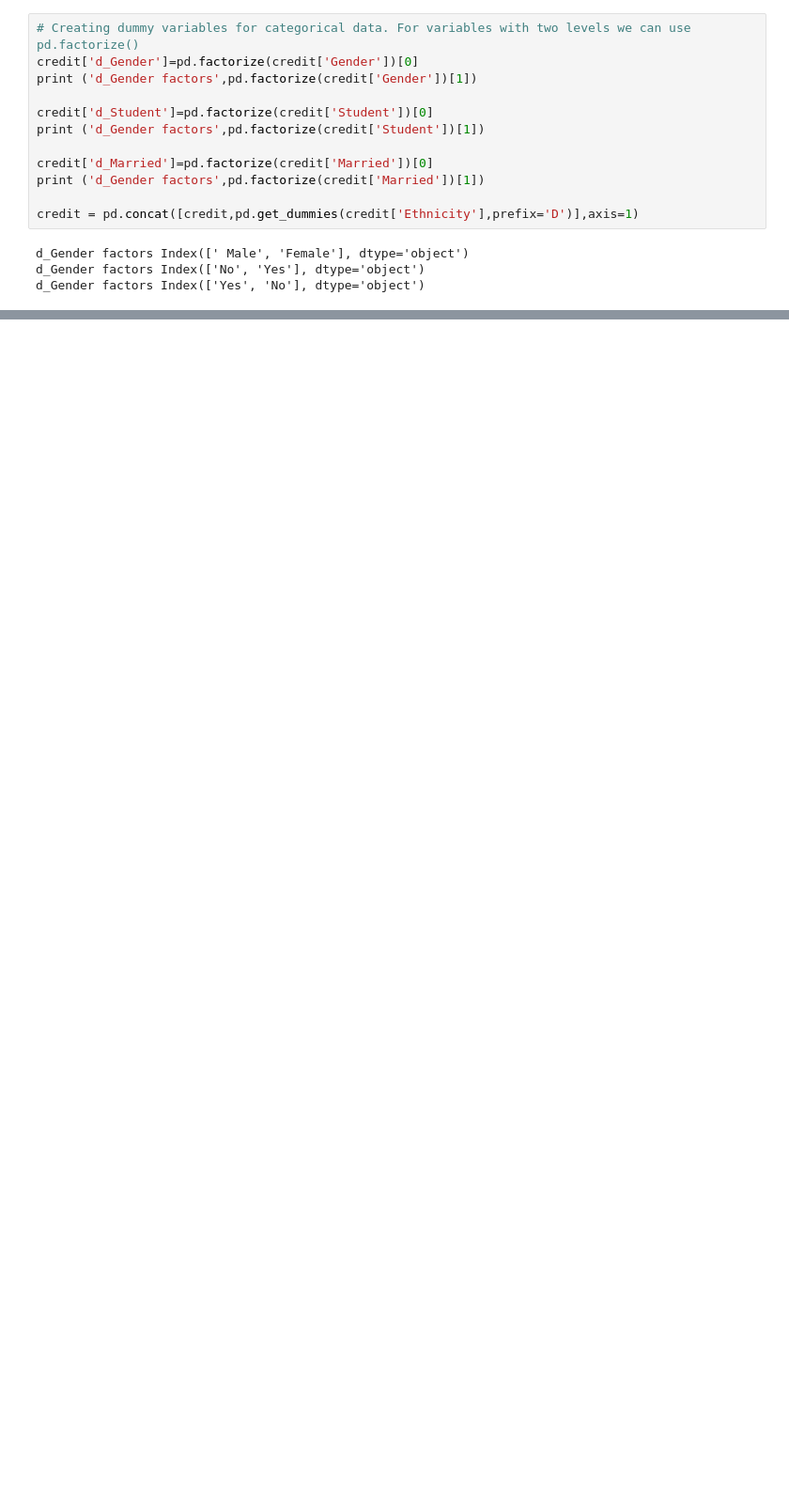
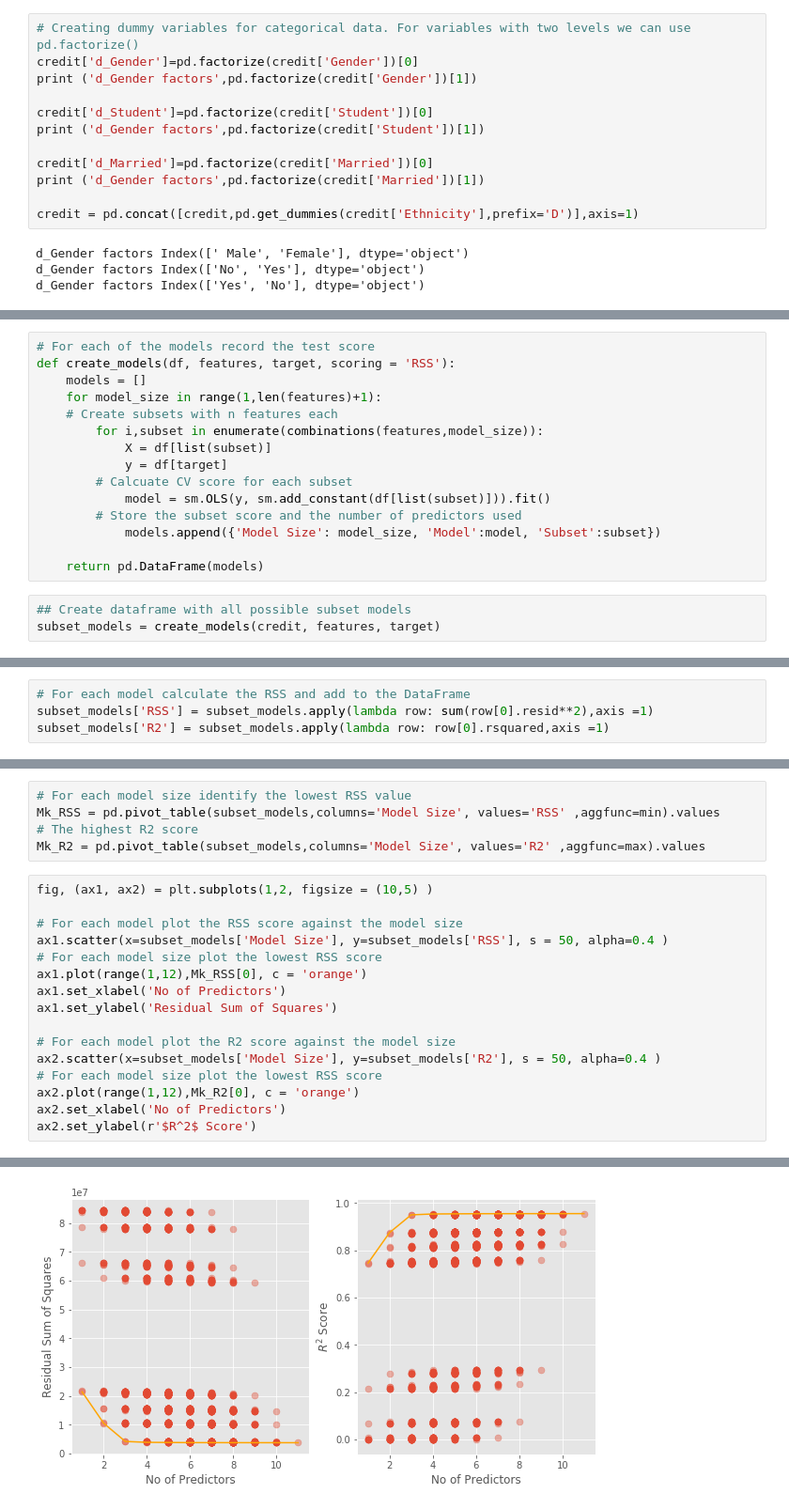
Before and after one commit to tharug/ISLR-Notes-Python-Code, a Jupyter notebook: 6. Linear Model Selection and Regularization.ipynb, the cells around one changed output, grey strips where cells are left out. Shown at 94% size. Saved outputs shown, nothing was run; the diff lists cells and outputs as text; blank space fills up the shorter version.

```diff
--- a/6. Linear Model Selection and Regularization.ipynb
+++ b/6. Linear Model Selection and Regularization.ipynb
@@ -224,0 +99,18 @@ model.score(X,y)
+# %%
+# For each of the models record the test score
+def create_models(df, features, target, scoring = 'RSS'):
+    models = []
+    for model_size in range(1,len(features)+1):
+    # Create subsets with n features each
+        for i,subset in enumerate(combinations(features,model_size)):
+            X = df[list(subset)]
+            y = df[target]
+        # Calcuate CV score for each subset
+            model = sm.OLS(y, sm.add_constant(df[list(subset)])).fit()
+        # Store the subset score and the number of predictors used
+            models.append({'Model Size': model_size, 'Model':model, 'Subset':subset})
+
+    return pd.DataFrame(models)
+# %%
+## Create dataframe with all possible subset models
+subset_models = create_models(credit, features, target)
@@ -224,0 +126,4 @@ model.score(X,y)
+# %%
+# For each model calculate the RSS and add to the DataFrame
+subset_models['RSS'] = subset_models.apply(lambda row: sum(row[0].resid**2),axis =1)
+subset_models['R2'] = subset_models.apply(lambda row: row[0].rsquared,axis =1)
@@ -224,0 +146,22 @@ model.score(X,y)
+# %%
+# For each model size identify the lowest RSS value
+Mk_RSS = pd.pivot_table(subset_models,columns='Model Size', values='RSS' ,aggfunc=min).values
+# The highest R2 score
+Mk_R2 = pd.pivot_table(subset_models,columns='Model Size', values='R2' ,aggfunc=max).values
+# %%
+fig, (ax1, ax2) = plt.subplots(1,2, figsize = (10,5) )
+
+# For each model plot the RSS score against the model size
+ax1.scatter(x=subset_models['Model Size'], y=subset_models['RSS'], s = 50, alpha=0.4 )
+# For each model size plot the lowest RSS score
+ax1.plot(range(1,12),Mk_RSS[0], c = 'orange')
+ax1.set_xlabel('No of Predictors')
+ax1.set_ylabel('Residual Sum of Squares')
+
+# For each model plot the R2 score against the model size
+ax2.scatter(x=subset_models['Model Size'], y=subset_models['R2'], s = 50, alpha=0.4 )
+# For each model size plot the lowest RSS score
+ax2.plot(range(1,12),Mk_R2[0], c = 'orange')
+ax2.set_xlabel('No of Predictors')
+ax2.set_ylabel(r'$R^2$ Score')
+# %% [output]
@@ -224,0 +169 @@ model.score(X,y)
+[figure, added]
```
Also changed, not shown: parts of 62 cells of this notebook.
